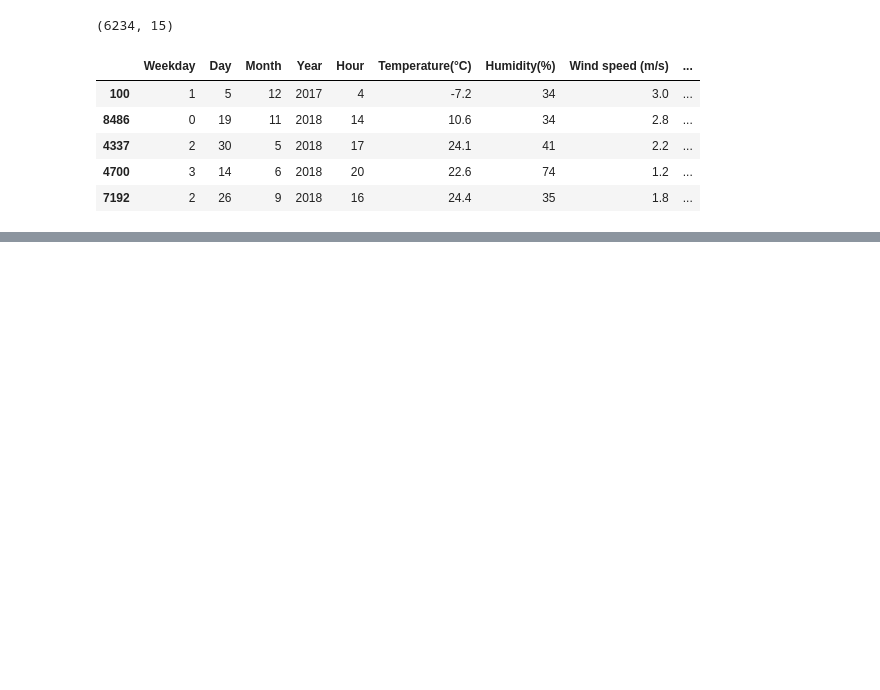
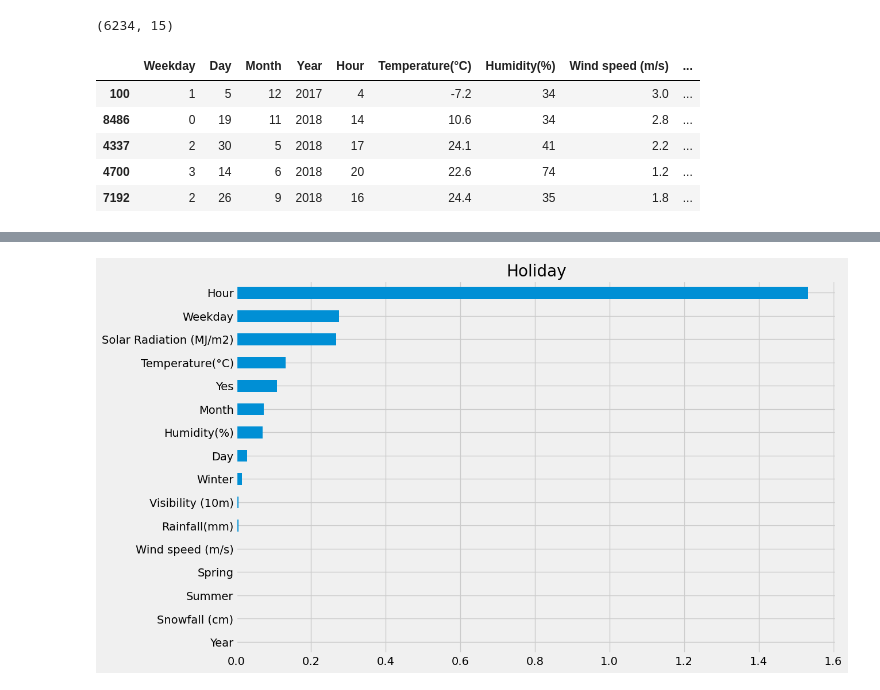
Before and after one commit to jinh1004/Enterprise-Data-Science, a Jupyter notebook: Assignment 2.ipynb, the cells around one changed output, grey strips where cells are left out. Cells and saved outputs as stored; diff of their text form; code cells hidden in the pictures; blank space fills up the shorter version.

```diff
--- a/Assignment 2.ipynb
+++ b/Assignment 2.ipynb
@@ -108,0 +342,8 @@ bike_cleaned
+# %%
+slearner.plot_importance(X=X,
+                         tau=slearner_tau,
+                         method='permutation',
+                         features=feature_names,
+                         random_state=119)
+# %% [output]
+[figure, added]
```
Also changed, not shown: parts of 69 cells of this notebook.
